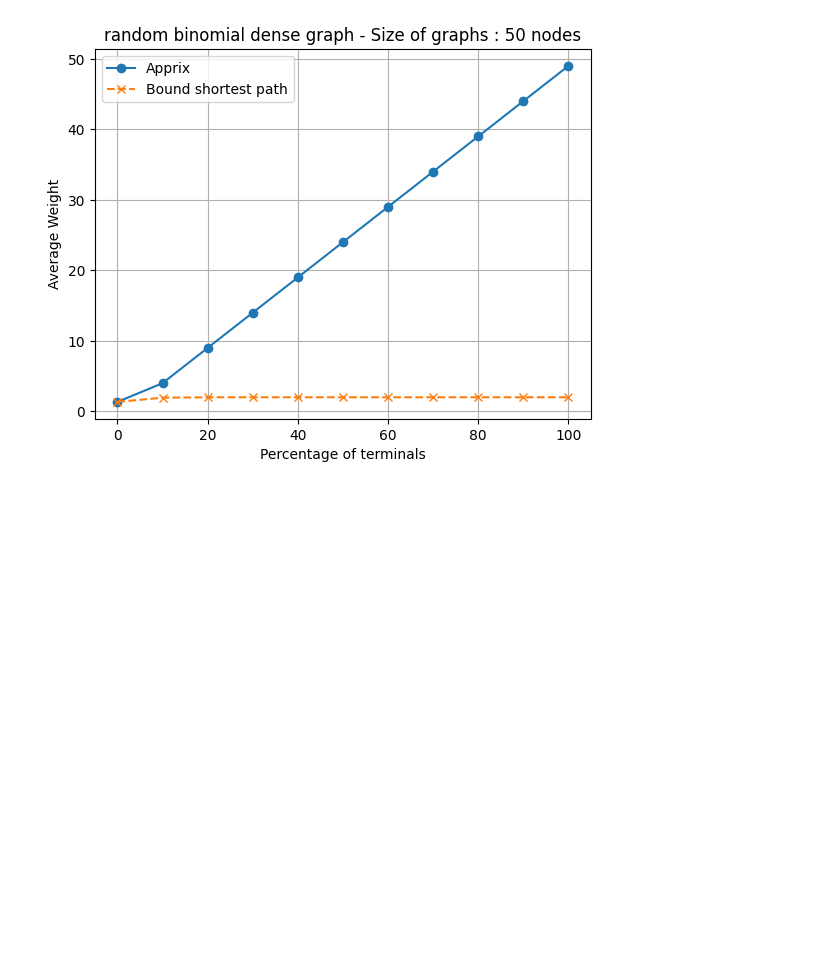
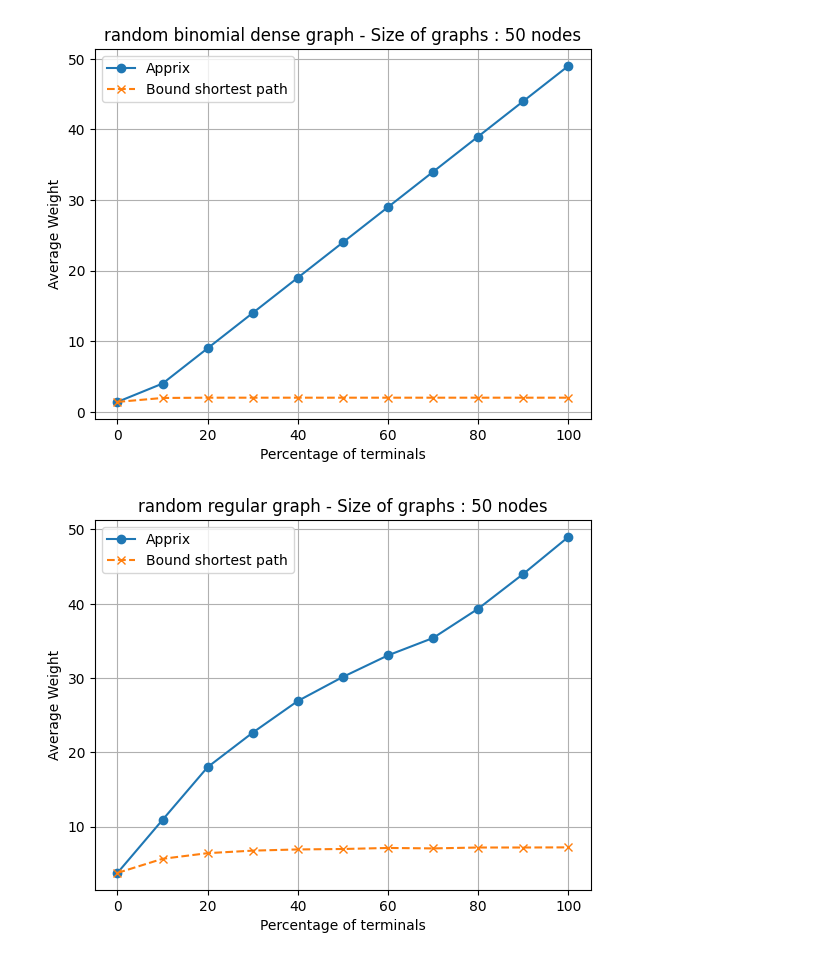
Before and after one commit to tianwengu/Approximating-the-best-electrical-network-configuration, a Jupyter notebook: Approximation.ipynb, the cells around one changed output. Cells and saved outputs as stored; diff of their text form; code cells hidden in the pictures; blank space fills up the shorter version.

```diff
--- a/Approximation.ipynb
+++ b/Approximation.ipynb
@@ -130,9 +93,15 @@ eval_sol(create_test_graph(),[0, 1, 2, 3, 4],sol)
 def create_graphs(n,s,model,**kwargs):
     Graphs = []
     while len(Graphs) < n:
-        G = model(s,**kwargs)
-        while nx.is_connected(G) is False:
-            G = model(s,**kwargs)
+        if model == nx.generators.random_graphs.random_regular_graph:
+            G = model(kwargs['d'], s)
+        else:
+            G = model(s, **kwargs)
+        while not nx.is_connected(G):
+            if model == nx.generators.random_graphs.random_regular_graph:
+                G = model(kwargs['d'], s)
+            else:
+                G = model(s, **kwargs)
         Graphs.append(G)
     return Graphs
 # %%
@@ -250,7 +225,7 @@ def generate_random_terminals(T, N):
 
     return result
 # %%
-def plot_average_solution_vs_terminals(n,s,model,f,**kwargs):
+def plot_average_solution_vs_terminals(title, n,s,model,f,**kwargs):
     average_weights = []
     average_bounds = []
     percentages = [0] + [p / 100 for p in range(10, 101, 10)]
@@ -267,7 +242,7 @@ def plot_average_solution_vs_terminals(n,s,model,f,**kwargs):
     plt.plot([p * 100 for p in percentages], average_bounds,  marker='x', linestyle='--', label='Bound shortest path')
     plt.xlabel('Percentage of terminals')
     plt.ylabel('Average Weight')
-    plt.title(f'random binomial dense graph - Size of graphs : {s} nodes')
+    plt.title(title)
     plt.legend()
     plt.grid(True)
     plt.show()
@@ -296,2 +275,7 @@ plot_average_solution_vs_terminals(nb_graphs,nb_nodes,nx.generators.binomial_gra
 # %% [output]
 [figure]
+# %%
+title = f'random regular graph - Size of graphs : {nb_nodes} nodes'
+plot_average_solution_vs_terminals(title, nb_graphs, nb_nodes, nx.generators.random_graphs.random_regular_graph, two_approximation, d=3)
+# %% [output]
+[figure, added]
```
Also changed, not shown: parts of 20 cells of this notebook.
